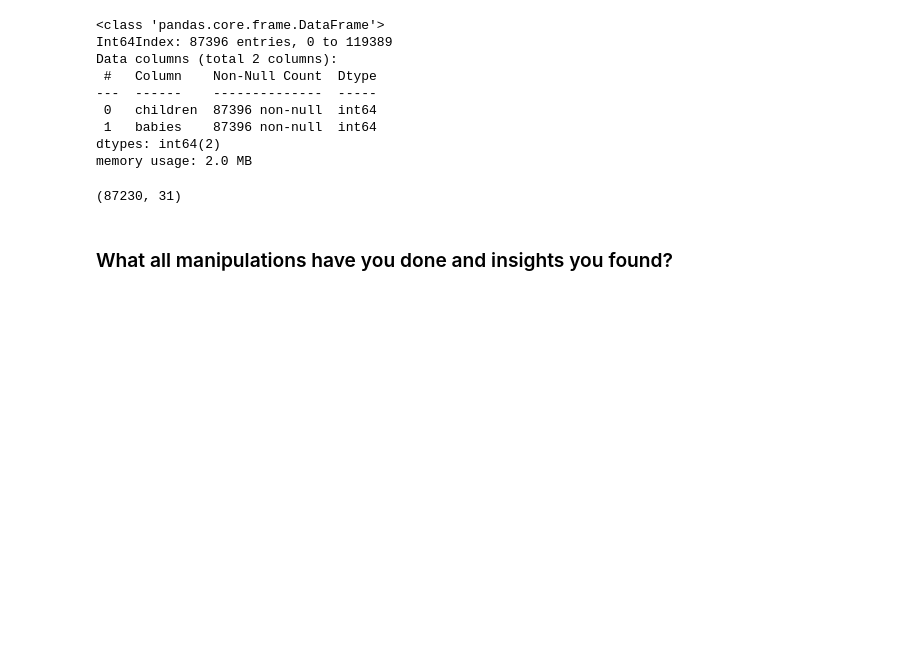
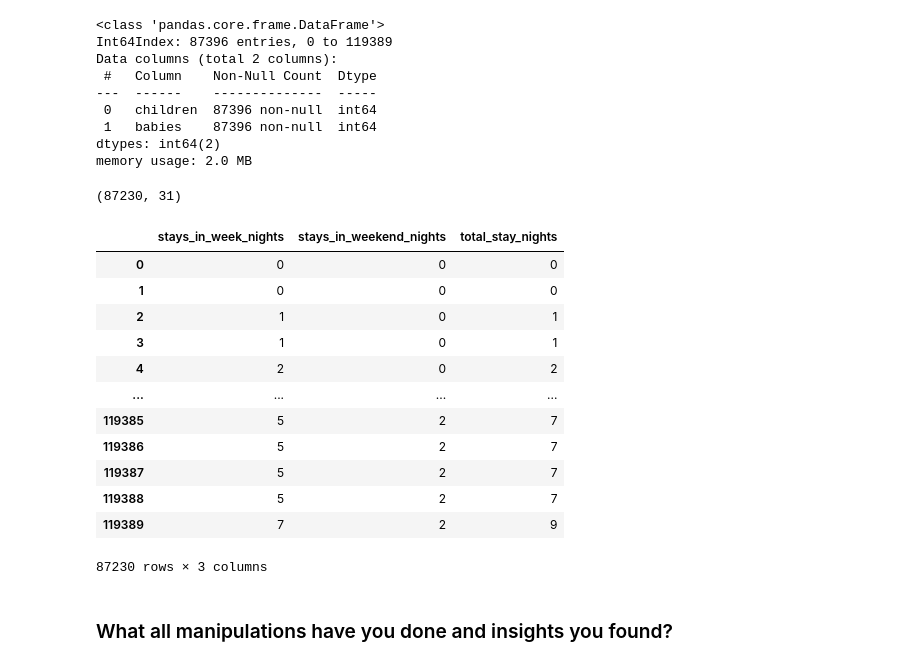
Before and after one commit to saurabhgv/Hotel-Booking-Analysis--EDA, a Jupyter notebook: EDA_Capstone_Project_(Group)_Hotel_Booking_Analysis.ipynb, the cells around one changed output. Saved outputs shown, nothing was run; the diff lists cells and outputs as text; code cells hidden in the pictures; blank space fills up the shorter version.

```diff
--- a/EDA_Capstone_Project_(Group)_Hotel_Booking_Analysis.ipynb
+++ b/EDA_Capstone_Project_(Group)_Hotel_Booking_Analysis.ipynb
@@ -360,3 +360,19 @@ copy_df.shape
 (87230, 31)
 # %%
 # Adding new columns for analysis
+copy_df['total_stay_nights']=copy_df['stays_in_week_nights']+copy_df['stays_in_weekend_nights']
+copy_df[['stays_in_week_nights','stays_in_weekend_nights','total_stay_nights']]
+# %% [output]
+|  | stays_in_week_nights | stays_in_weekend_nights | total_stay_nights |
+| 0 | 0 | 0 | 0 |
+| 1 | 0 | 0 | 0 |
+| 2 | 1 | 0 | 1 |
+| 3 | 1 | 0 | 1 |
+| 4 | 2 | 0 | 2 |
+| ... | ... | ... | ... |
+| 119385 | 5 | 2 | 7 |
+| 119386 | 5 | 2 | 7 |
+| 119387 | 5 | 2 | 7 |
+| 119388 | 5 | 2 | 7 |
+| 119389 | 7 | 2 | 9 |
+87230 rows × 3 columns
```
Also changed, not shown: parts of 2 cells of this notebook.
